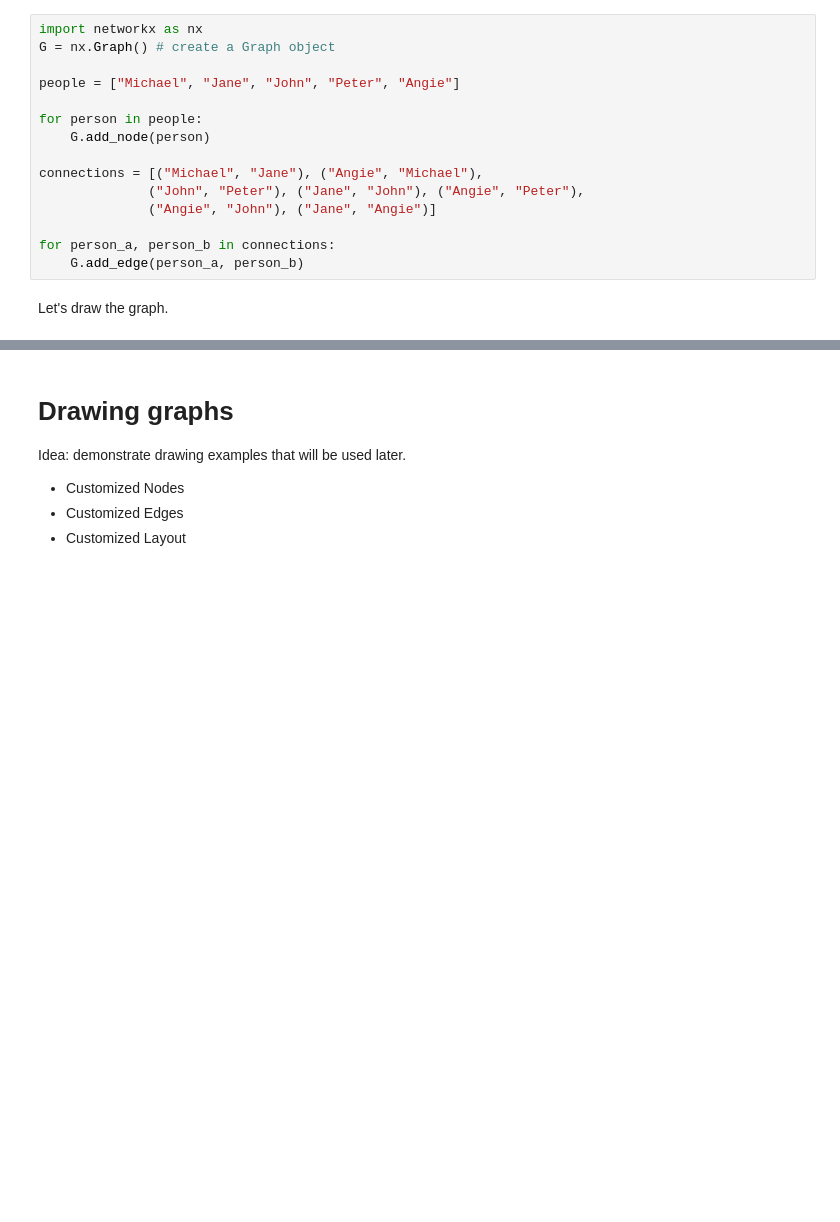
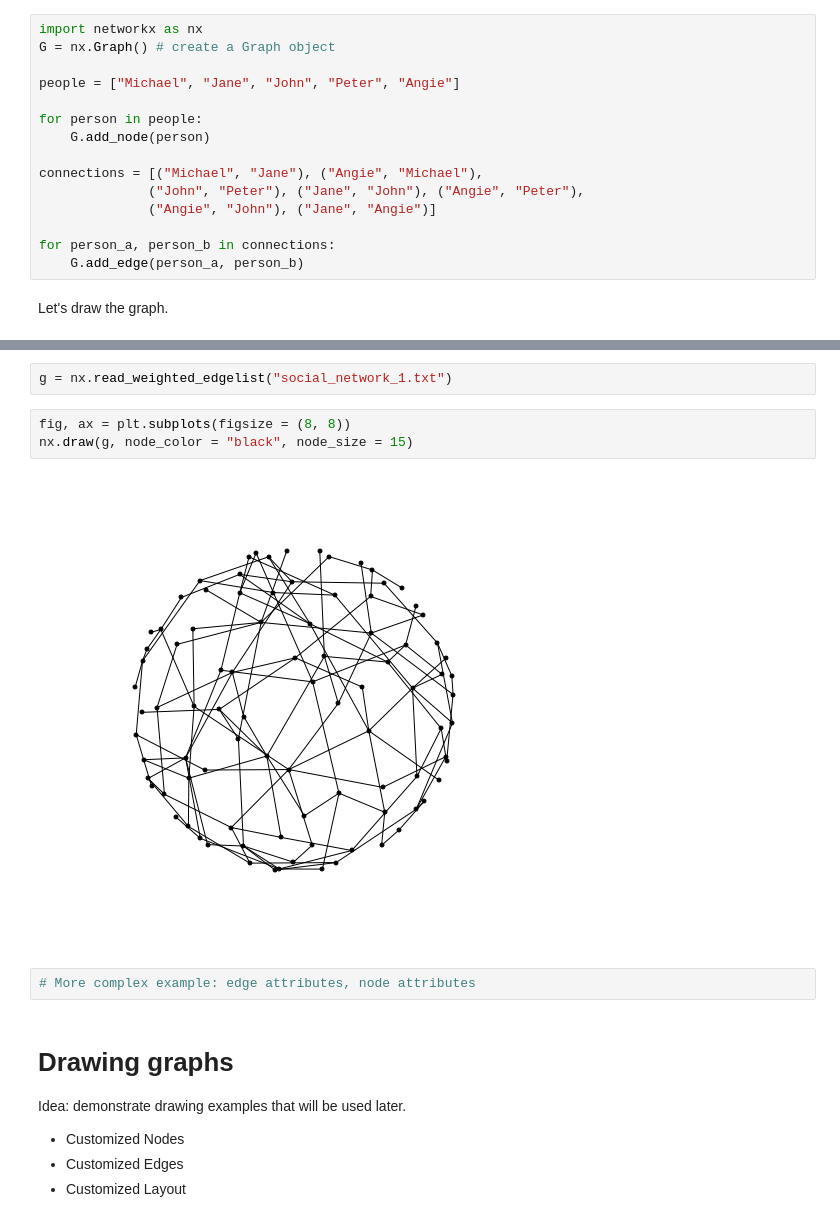
Before and after one commit to mmathioudakis/networkx-tutorial, a Jupyter notebook: network_analysis_with_networkx.ipynb, the cells around one changed output, grey strips where cells are left out. Cells and saved outputs as stored; diff of their text form; blank space fills up the shorter version.

```diff
--- a/network_analysis_with_networkx.ipynb
+++ b/network_analysis_with_networkx.ipynb
@@ -39,3 +66,12 @@ nx.draw(G, with_labels = True, font_size = 24, node_size = 0)
+# %%
+g = nx.read_weighted_edgelist("social_network_1.txt")
+# %%
+fig, ax = plt.subplots(figsize = (8, 8))
+nx.draw(g, node_color = "black", node_size = 15)
+# %% [output]
+[figure, added]
+# %%
+# More complex example: edge attributes, node attributes
 # %% [markdown]
 # Drawing graphs
 
```
Also changed, not shown: parts of 18 cells of this notebook.
